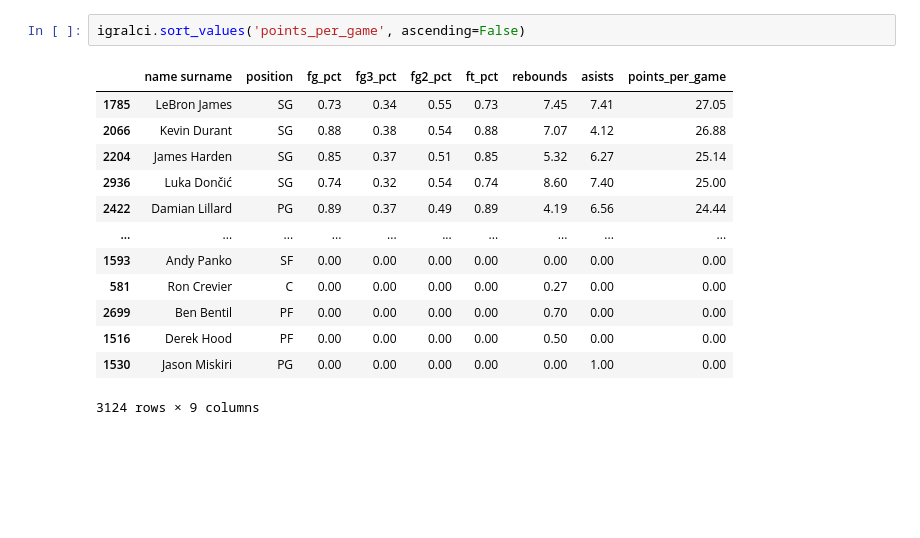
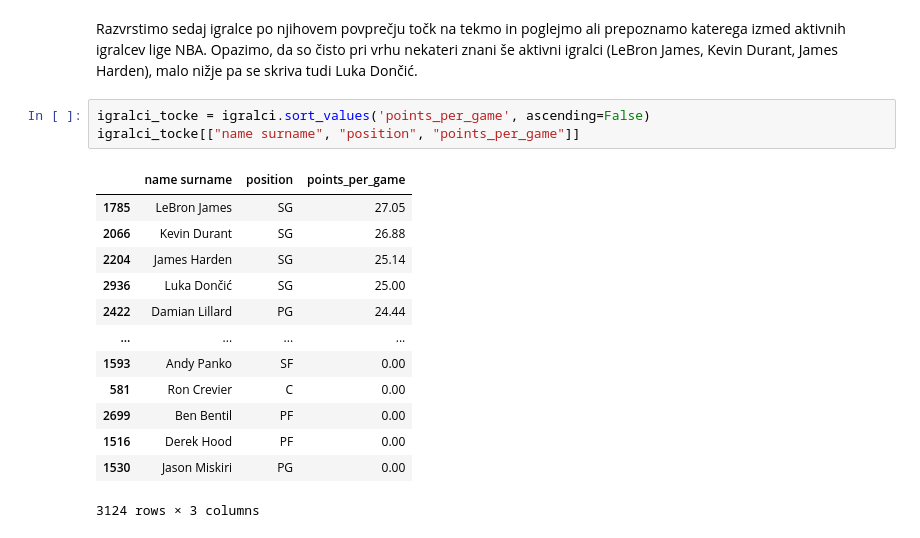
Before and after one commit to matej23/obdelava-podatkov, a Jupyter notebook: analiza.ipynb, the cells around one changed output. Saved outputs shown, nothing was run; the diff lists cells and outputs as text; blank space fills up the shorter version.

```diff
--- a/analiza.ipynb
+++ b/analiza.ipynb
@@ -21,16 +24,19 @@ igralci
+# %% [markdown]
+Razvrstimo sedaj igralce po njihovem povprečju točk na tekmo in poglejmo ali prepoznamo katerega izmed aktivnih igralcev lige NBA. Opazimo, da so čisto pri vrhu nekateri znani še aktivni igralci (LeBron James, Kevin Durant, James Harden), malo nižje pa se skriva tudi Luka Dončić.
 # %%
-igralci.sort_values('points_per_game', ascending=False)
+igralci_tocke = igralci.sort_values('points_per_game', ascending=False)
+igralci_tocke[["name surname", "position", "points_per_game"]]
 # %% [output]
-|  | name surname | position | fg_pct | fg3_pct | fg2_pct | ft_pct | rebounds | asists | points_per_game |
-| 1785 | LeBron James | SG | 0.73 | 0.34 | 0.55 | 0.73 | 7.45 | 7.41 | 27.05 |
-| 2066 | Kevin Durant | SG | 0.88 | 0.38 | 0.54 | 0.88 | 7.07 | 4.12 | 26.88 |
-| 2204 | James Harden | SG | 0.85 | 0.37 | 0.51 | 0.85 | 5.32 | 6.27 | 25.14 |
-| 2936 | Luka Dončić | SG | 0.74 | 0.32 | 0.54 | 0.74 | 8.60 | 7.40 | 25.00 |
-| 2422 | Damian Lillard | PG | 0.89 | 0.37 | 0.49 | 0.89 | 4.19 | 6.56 | 24.44 |
-| ... | ... | ... | ... | ... | ... | ... | ... | ... | ... |
-| 1593 | Andy Panko | SF | 0.00 | 0.00 | 0.00 | 0.00 | 0.00 | 0.00 | 0.00 |
-| 581 | Ron Crevier | C | 0.00 | 0.00 | 0.00 | 0.00 | 0.27 | 0.00 | 0.00 |
-| 2699 | Ben Bentil | PF | 0.00 | 0.00 | 0.00 | 0.00 | 0.70 | 0.00 | 0.00 |
-| 1516 | Derek Hood | PF | 0.00 | 0.00 | 0.00 | 0.00 | 0.50 | 0.00 | 0.00 |
-| 1530 | Jason Miskiri | PG | 0.00 | 0.00 | 0.00 | 0.00 | 0.00 | 1.00 | 0.00 |
+|  | name surname | position | points_per_game |
+| 1785 | LeBron James | SG | 27.05 |
+| 2066 | Kevin Durant | SG | 26.88 |
+| 2204 | James Harden | SG | 25.14 |
+| 2936 | Luka Dončić | SG | 25.00 |
+| 2422 | Damian Lillard | PG | 24.44 |
+| ... | ... | ... | ... |
+| 1593 | Andy Panko | SF | 0.00 |
+| 581 | Ron Crevier | C | 0.00 |
+| 2699 | Ben Bentil | PF | 0.00 |
+| 1516 | Derek Hood | PF | 0.00 |
+| 1530 | Jason Miskiri | PG | 0.00 |
-3124 rows × 9 columns
+3124 rows × 3 columns
```
Also changed, not shown: parts of 19 cells of this notebook.
